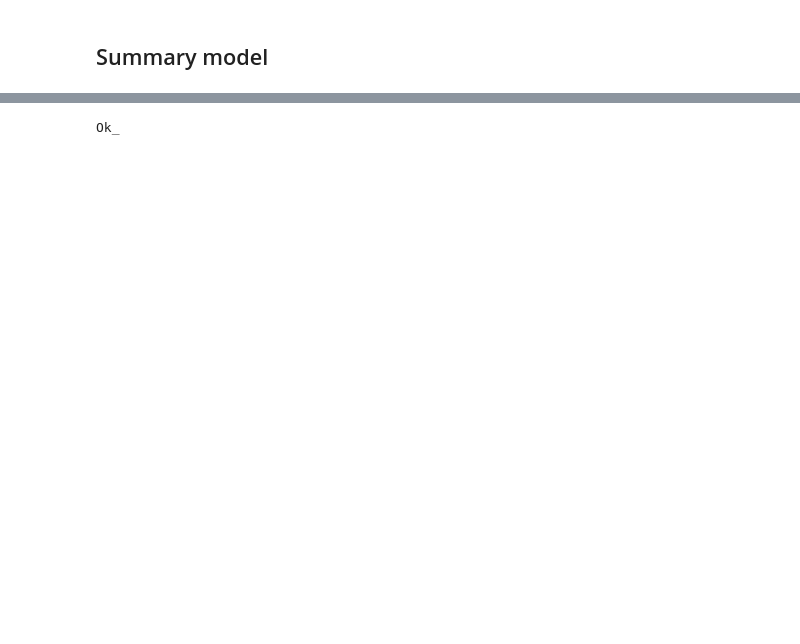
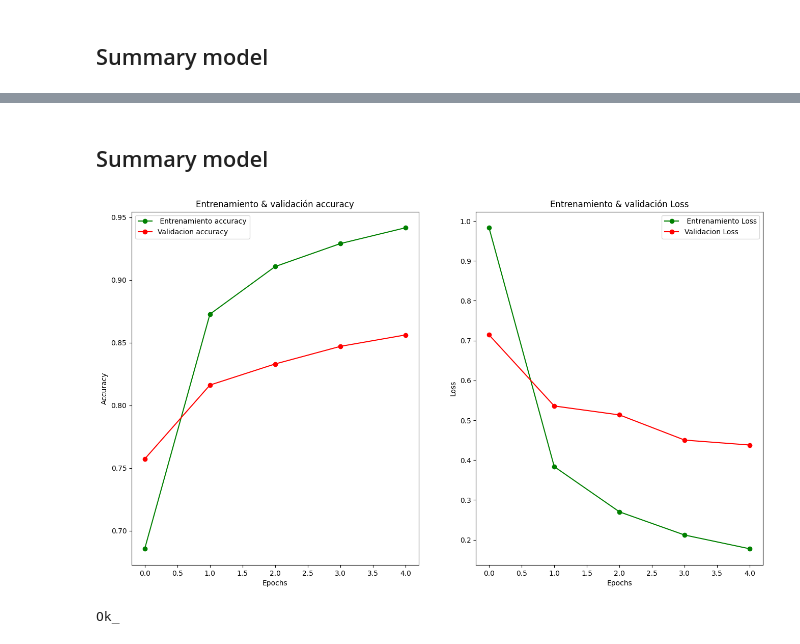
Before and after one commit to oecorrechag/neural-network-tensorflow, a Jupyter notebook: notebooks/class 28 - transfer_with_tensorflow.ipynb, the cells around one changed output, grey strips where cells are left out. Cells and saved outputs as stored; diff of their text form; code cells hidden in the pictures; blank space fills up the shorter version.

```diff
--- a/notebooks/class 28 - transfer_with_tensorflow.ipynb
+++ b/notebooks/class 28 - transfer_with_tensorflow.ipynb
@@ -150,7 +172,7 @@ results = model_hub.evaluate(test_generator_resize)
 ## Summary model
 # %%
 def visualizacion_resultados(history):
-    epochs = [i for i in range(19)]
+    epochs = [i for i in range(5)]
     fig, ax = plt.subplots(1,2)
     train_acc = history.history["accuracy"]
     train_loss = history.history["loss"]
@@ -177,0 +204,14 @@ visualizacion_resultados(history_hub)
+# %%
+module_url2 = "https://tfhub.dev/google/bit/s-r50x1/ilsvrc2012_classification/1"
+# %%
+model_hub2 = tf.keras.Sequential([
+                                 tf.keras.layers.InputLayer(input_shape=(150, 150, 3)),
+                                 hub.KerasLayer(module_url2, trainable=False),
+                                 tf.keras.layers.Flatten(),
+                                 tf.keras.layers.Dense(128, activation ="relu"),
+                                 tf.keras.layers.Dropout(rate=0.2),
+                                 tf.keras.layers.Dense(len(classes), activation = "softmax")
+])
+
+model_hub2.build((None, 150, 150, 3))
+model_hub2.summary()
@@ -177,0 +240,8 @@ visualizacion_resultados(history_hub)
+# %%
+model_hub2.compile(optimizer= "adam", loss = "categorical_crossentropy", metrics = ["accuracy"])
+
+history_hub2 = model_hub2.fit(
+    train_generator_resize,
+    epochs= 5,
+    validation_data = validation_generator_resize
+)
@@ -178,3 +265,9 @@ visualizacion_resultados(history_hub)
+# %% [markdown]
+## Summary model
+# %%
+visualizacion_resultados(history_hub2)
+# %% [output]
+[figure, added]
 # %%
 print('Ok_')
 # %% [output]
```
Also changed, not shown: parts of 14 cells of this notebook.
